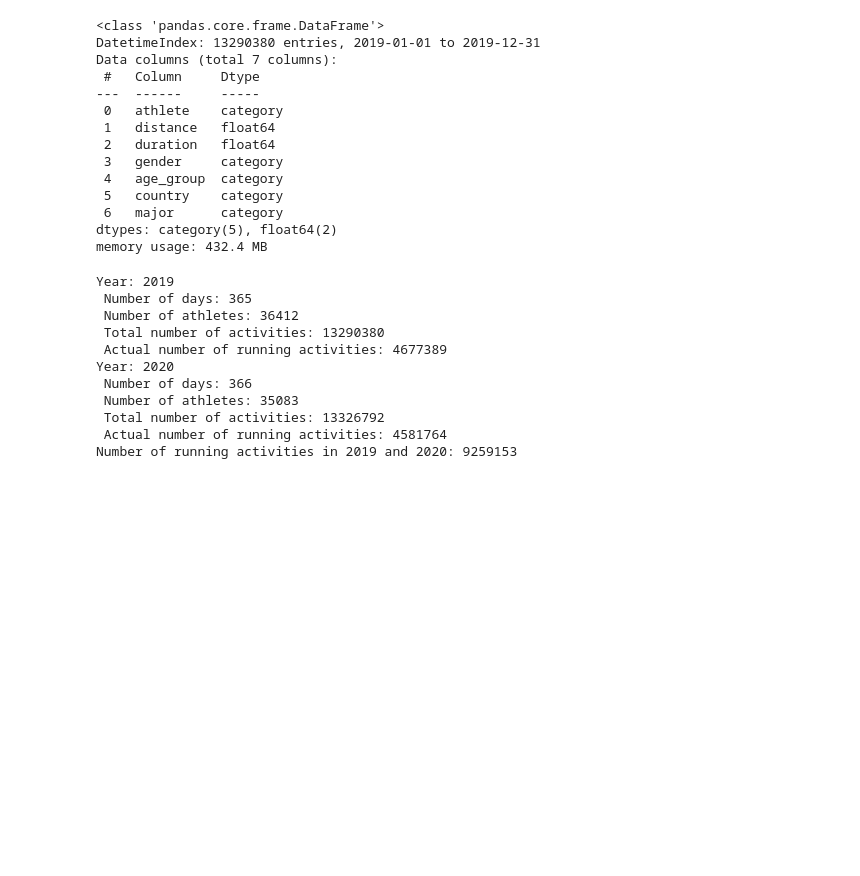
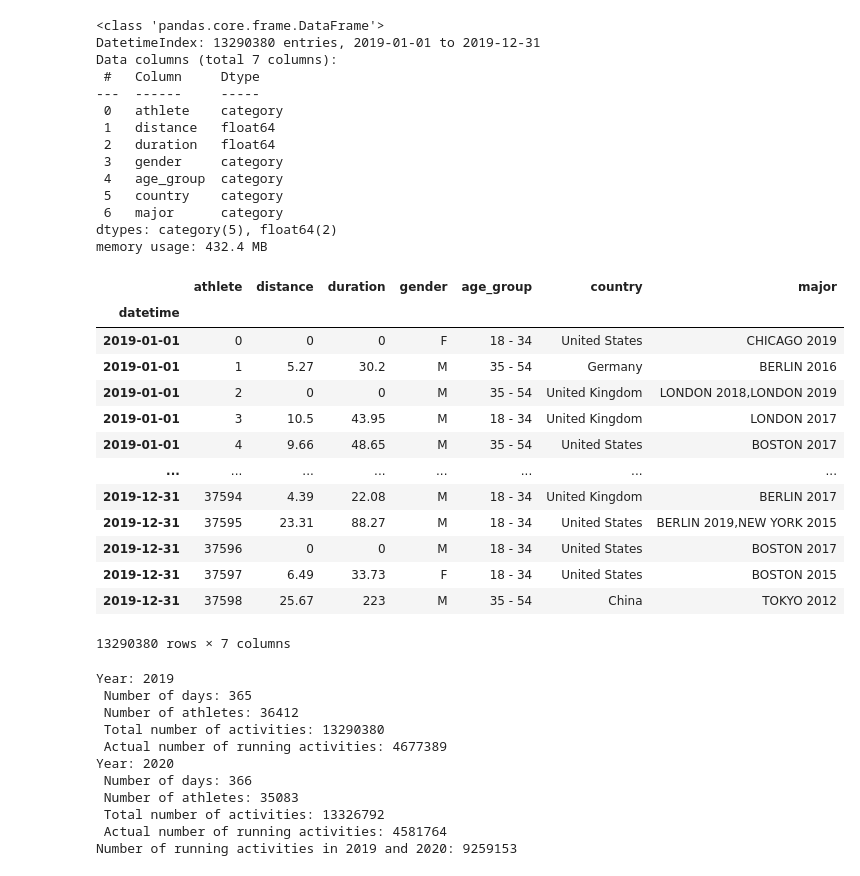
Before and after one commit to BMClab/covid19, a Jupyter notebook: analysis/running_2019_2020.ipynb, the cells around one changed output. Drawn from its saved outputs; the diff is of its cells as text; code cells hidden in the pictures; blank space fills up the shorter version.

```diff
--- a/analysis/running_2019_2020.ipynb
+++ b/analysis/running_2019_2020.ipynb
@@ -268,6 +320,23 @@ Data columns (total 7 columns):
  6   major      category
 dtypes: category(5), float64(2)
 memory usage: 432.4 MB
+# %%
+dfs['2019', 'd']
+# %% [output]
+|  | athlete | distance | duration | gender | age_group | country | major |
+| datetime |  |  |  |  |  |  |  |
+| 2019-01-01 | 0 | 0 | 0 | F | 18 - 34 | United States | CHICAGO 2019 |
+| 2019-01-01 | 1 | 5.27 | 30.2 | M | 35 - 54 | Germany | BERLIN 2016 |
+| 2019-01-01 | 2 | 0 | 0 | M | 35 - 54 | United Kingdom | LONDON 2018,LONDON 2019 |
+| 2019-01-01 | 3 | 10.5 | 43.95 | M | 18 - 34 | United Kingdom | LONDON 2017 |
+| 2019-01-01 | 4 | 9.66 | 48.65 | M | 35 - 54 | United States | BOSTON 2017 |
+| ... | ... | ... | ... | ... | ... | ... | ... |
+| 2019-12-31 | 37594 | 4.39 | 22.08 | M | 18 - 34 | United Kingdom | BERLIN 2017 |
+| 2019-12-31 | 37595 | 23.31 | 88.27 | M | 18 - 34 | United States | BERLIN 2019,NEW YORK 2015 |
+| 2019-12-31 | 37596 | 0 | 0 | M | 18 - 34 | United States | BOSTON 2017 |
+| 2019-12-31 | 37597 | 6.49 | 33.73 | F | 18 - 34 | United States | BOSTON 2015 |
+| 2019-12-31 | 37598 | 25.67 | 223 | M | 35 - 54 | China | TOKYO 2012 |
+13290380 rows × 7 columns
 # %%
 for year in years:
     print('Year: {}'.format(year))
```
Also changed, not shown: parts of 11 cells of this notebook.
